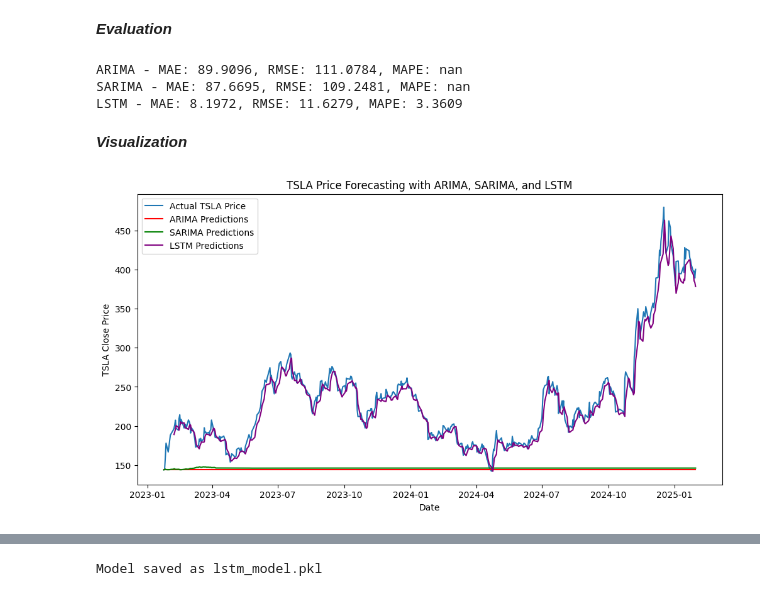
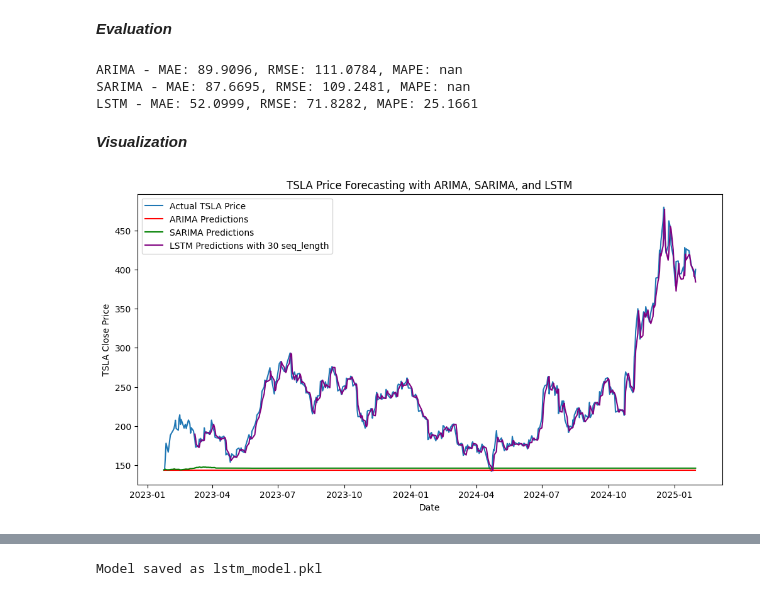
Before and after one commit to eyor23/gmf-portfolio-optimizer, a Jupyter notebook: notebooks/time_series_forecasting.ipynb, the cells around one changed output, grey strips where cells are left out. Drawn from its saved outputs; the diff is of its cells as text; code cells hidden in the pictures.

Commit message:
Time Series Forecast Notebook

```diff
--- a/notebooks/time_series_forecasting.ipynb
+++ b/notebooks/time_series_forecasting.ipynb
@@ -24,4 +26,5 @@ warnings.simplefilter(action='ignore', category=FutureWarning)
 # %%
 data = pd.read_csv('/content/financial_data.csv', index_col=0, parse_dates=True)
 ticker = 'TSLA'
-df = data[[ticker]]
+df = data[[ticker]].dropna()
+df.head()
@@ -65,11 +77,12 @@ except Exception as e:
 # %% [markdown]
 ***LSTM Model***
 # %%
+# seq_length=60 LSTM - MAE: 52.0999, RMSE: 71.8282, MAPE: 25.1661
 scaler = MinMaxScaler(feature_range=(0, 1))
 train_scaled = scaler.fit_transform(train)
 test_scaled = scaler.transform(test)
 
-seq_length = 10
+seq_length = 60
 X_train, y_train = tsf.create_sequences(train_scaled, seq_length)
 X_test, y_test = tsf.create_sequences(test_scaled, seq_length)
 
@@ -81,6 +94,7 @@ model = Sequential([
 ])
 
 model.compile(optimizer=Adam(learning_rate=0.001), loss='mean_squared_error')
+
 try:
   model.fit(X_train, y_train, epochs=20, batch_size=16, verbose=0)
   lstm_forecast = model.predict(X_test)
@@ -92,0 +107,28 @@ except Exception as e:
+# %%
+# seq_length=30 LSTM - MAE: 36.4107, RMSE: 50.0971, MAPE: 16.6302
+scaler = MinMaxScaler(feature_range=(0, 1))
+train_scaled = scaler.fit_transform(train)
+test_scaled = scaler.transform(test)
+
+seq_length = 30
+X_train, y_train = tsf.create_sequences(train_scaled, seq_length)
+X_test, y_test = tsf.create_sequences(test_scaled, seq_length)
+
+model = Sequential([
+    LSTM(50, return_sequences=True, input_shape=(seq_length, 1)),
+    LSTM(50, return_sequences=False),
+    Dense(25),
+    Dense(1)
+])
+
+model.compile(optimizer=Adam(learning_rate=0.001), loss='mean_squared_error')
+
+try:
+  model.fit(X_train, y_train, epochs=20, batch_size=16, verbose=0)
+  lstm_forecast2 = model.predict(X_test)
+  lstm_forecast2 = scaler.inverse_transform(lstm_forecast2)
+except Exception as e:
+  print(f"Error fitting LSTM: {e}")
+  lstm_forecast2 = np.full(len(test), np.nan)
+
+tsf.calculate_metrics(test, lstm_forecast2, 'LSTM')
@@ -93,33 +138,33 @@ except Exception as e:
 # %% [markdown]
 ***Evaluation***
 # %%
-tsf.calculate_metrics(test,arima_forecast,'ARIMA')
-tsf.calculate_metrics(test,sarima_forecast,'SARIMA')
-tsf.calculate_metrics(test[seq_length:],lstm_forecast,'LSTM')
+tsf.calculate_metrics(test, arima_forecast, 'ARIMA')
+tsf.calculate_metrics(test, sarima_forecast, 'SARIMA')
+tsf.calculate_metrics(test, lstm_forecast, 'LSTM')
 # %% [output]
 ARIMA - MAE: 89.9096, RMSE: 111.0784, MAPE: nan
 SARIMA - MAE: 87.6695, RMSE: 109.2481, MAPE: nan
-LSTM - MAE: 8.1972, RMSE: 11.6279, MAPE: 3.3609
+LSTM - MAE: 52.0999, RMSE: 71.8282, MAPE: 25.1661
 # %% [markdown]
 ***Visualization***
 # %%
 plt.figure(figsize=(12, 6))
 plt.plot(test.index, test, label="Actual TSLA Price")
 plt.plot(test.index, arima_forecast, label="ARIMA Predictions", color="red")
 plt.plot(test.index, sarima_forecast, label="SARIMA Predictions", color="green")
 plt.plot(
     test.index[seq_length:],
-    lstm_forecast,
-    label="LSTM Predictions",
+    lstm_forecast2,
+    label="LSTM Predictions with 30 seq_length",
     color="purple",
-)  # Adjusted index for LSTM
+)
 plt.xlabel("Date")
 plt.ylabel("TSLA Close Price")
 plt.title("TSLA Price Forecasting with ARIMA, SARIMA, and LSTM")
 plt.legend()
 plt.show()
 # %% [output]
-[figure, old version]
+[figure, new version]
 # %%
 # Ensure the lengths of the forecast arrays match the test index length
 len_test = len(test)
```
Also changed, not shown: parts of 7 cells of this notebook.
